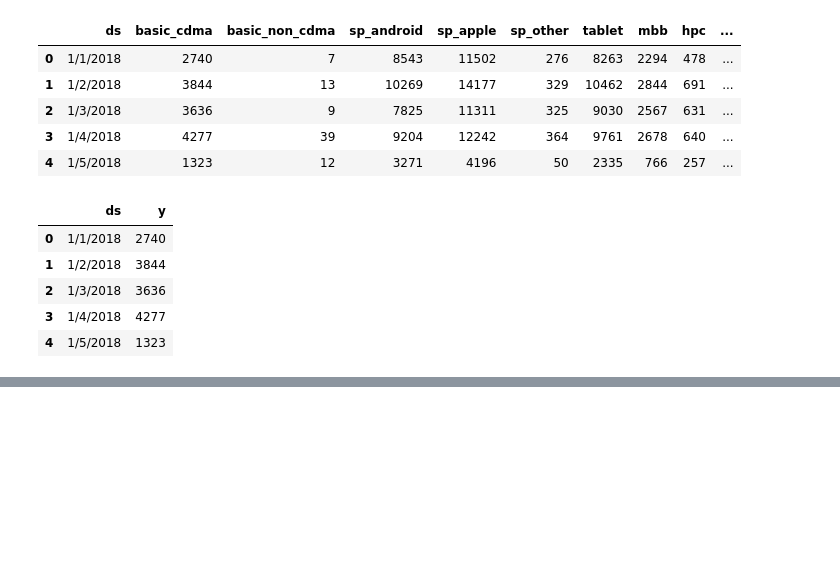
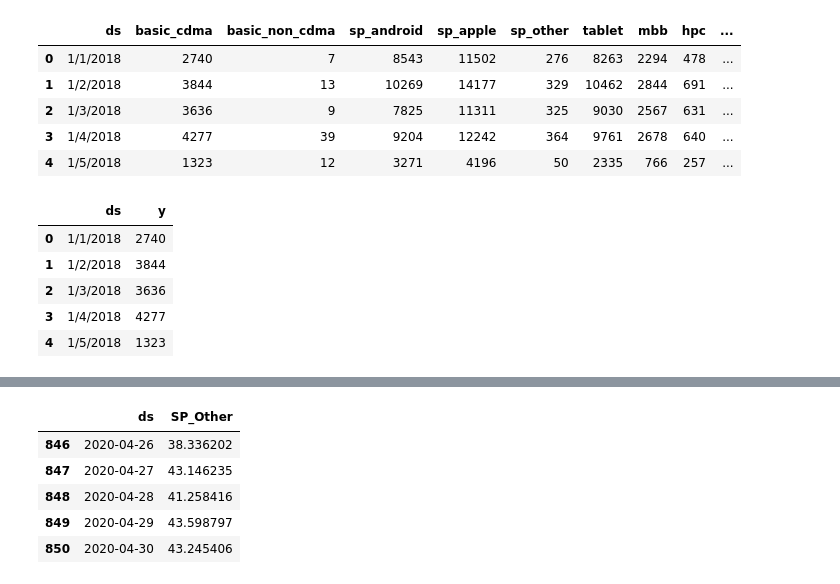
Before and after one commit to JSunkel/Forecasting-Models, a Jupyter notebook: Line_Disconnects_Device_Group_Prophet_model.ipynb, the cells around one changed output, grey strips where cells are left out. Saved outputs shown, nothing was run; the diff lists cells and outputs as text; code cells hidden in the pictures; blank space fills up the shorter version.

```diff
--- a/Line_Disconnects_Device_Group_Prophet_model.ipynb
+++ b/Line_Disconnects_Device_Group_Prophet_model.ipynb
@@ -520,3 +532,13 @@ basic_cdma_forecast_subset.tail()
+# %%
+# Check the format of the adjusted forecasts (testing only)
+sp_other_forecast_subset.tail()
+# %% [output]
+|  | ds | SP_Other |
+| 846 | 2020-04-26 | 38.336202 |
+| 847 | 2020-04-27 | 43.146235 |
+| 848 | 2020-04-28 | 41.258416 |
+| 849 | 2020-04-29 | 43.598797 |
+| 850 | 2020-04-30 | 43.245406 |
 # %%
 # Combine the forecasts into one table
 discos_device_grp_pred_table = basic_cdma_forecast_subset
```
Also changed, not shown: parts of 7 cells of this notebook.
